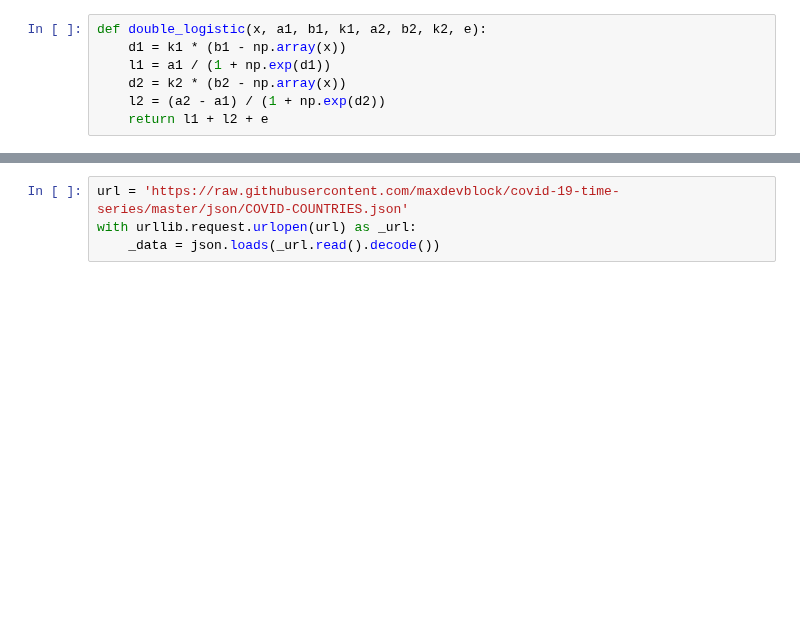
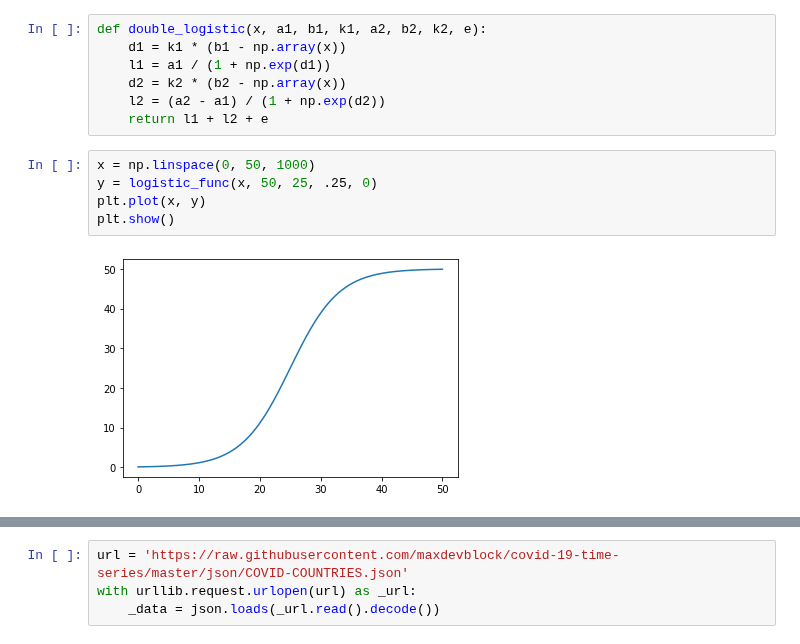
Before and after one commit to maxdevblock/covid-19-italy, a Jupyter notebook: OLD/covid-italy-dob.ipynb, the cells around one changed output, grey strips where cells are left out. Saved outputs shown, nothing was run; the diff lists cells and outputs as text; blank space fills up the shorter version.

```diff
--- a/OLD/covid-italy-dob.ipynb
+++ b/OLD/covid-italy-dob.ipynb
@@ -56,3 +90,10 @@ def double_logistic(x, a1, b1, k1, a2, b2, k2, e):
     d2 = k2 * (b2 - np.array(x))
     l2 = (a2 - a1) / (1 + np.exp(d2))
     return l1 + l2 + e
+# %%
+x = np.linspace(0, 50, 1000)
+y = logistic_func(x, 50, 25, .25, 0)
+plt.plot(x, y)
+plt.show()
+# %% [output]
+[figure, added]
```
Also changed, not shown: parts of 28 cells of this notebook, 1 other file.
